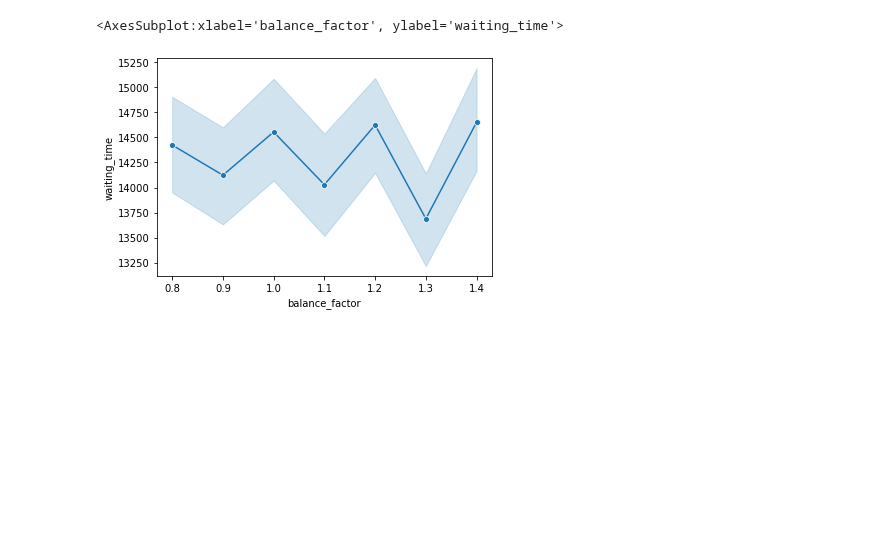
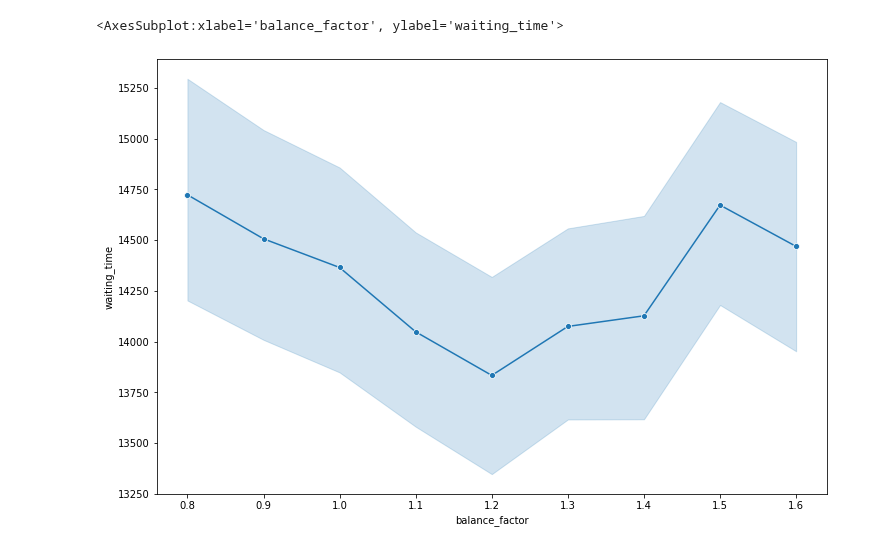
Before and after one commit to jankopanski/Burst-Buffer-Scheduling, a Jupyter notebook: analysis/BalanceComparison-ratio.ipynb, the cells around one changed output. Drawn from its saved outputs; the diff is of its cells as text; code cells hidden in the pictures; blank space fills up the shorter version.

Commit message:
All balance comparisons

```diff
--- a/analysis/BalanceComparison-ratio.ipynb
+++ b/analysis/BalanceComparison-ratio.ipynb
@@ -14,8 +14,7 @@ from evalys.jobset import JobSet
 # %%
 input_location = 'KTH-io-aware'
 files_prefix = ''
-# schedule_names = ['balance-08-ratio-1', 'balance-09-ratio-1', 'balance-10-ratio-1', 'balance-11-ratio-1', 'balance-12-ratio-1', 'balance-14-ratio-1', 'balance-16-ratio-1', 'balance-18-ratio-1']
-schedule_names = ['balance-08-largest-1', 'balance-09-largest-1', 'balance-10-largest-1', 'balance-11-largest-1', 'balance-12-largest-1', 'balance-13-largest-1', 'balance-14-largest-1']
+schedule_names = ['balance-08-ratio-1', 'balance-09-ratio-1', 'balance-10-ratio-1', 'balance-11-ratio-1', 'balance-12-ratio-1', 'balance-13-ratio-1', 'balance-14-ratio-1', 'balance-15-ratio-1', 'balance-16-ratio-1']
 # %%
 schedule_files = []
 jobs_files = []
@@ -222,6 +231,7 @@ df[['balance_factor', 'waiting_time', 'stretch']].groupby('balance_factor').desc
 # %%
-sns.lineplot(data=df, x='balance_factor', y='waiting_time', estimator=np.mean, marker='o')
+fig, ax = plt.subplots(figsize=(12,8))
+sns.lineplot(data=df, x='balance_factor', y='waiting_time', estimator=np.mean, marker='o', ax=ax)
 # %% [output]
 <AxesSubplot:xlabel='balance_factor', ylabel='waiting_time'>
-[figure, old version]
+[figure, new version]
 # %%
```
Also changed, not shown: parts of 13 cells of this notebook, 2 other files.
